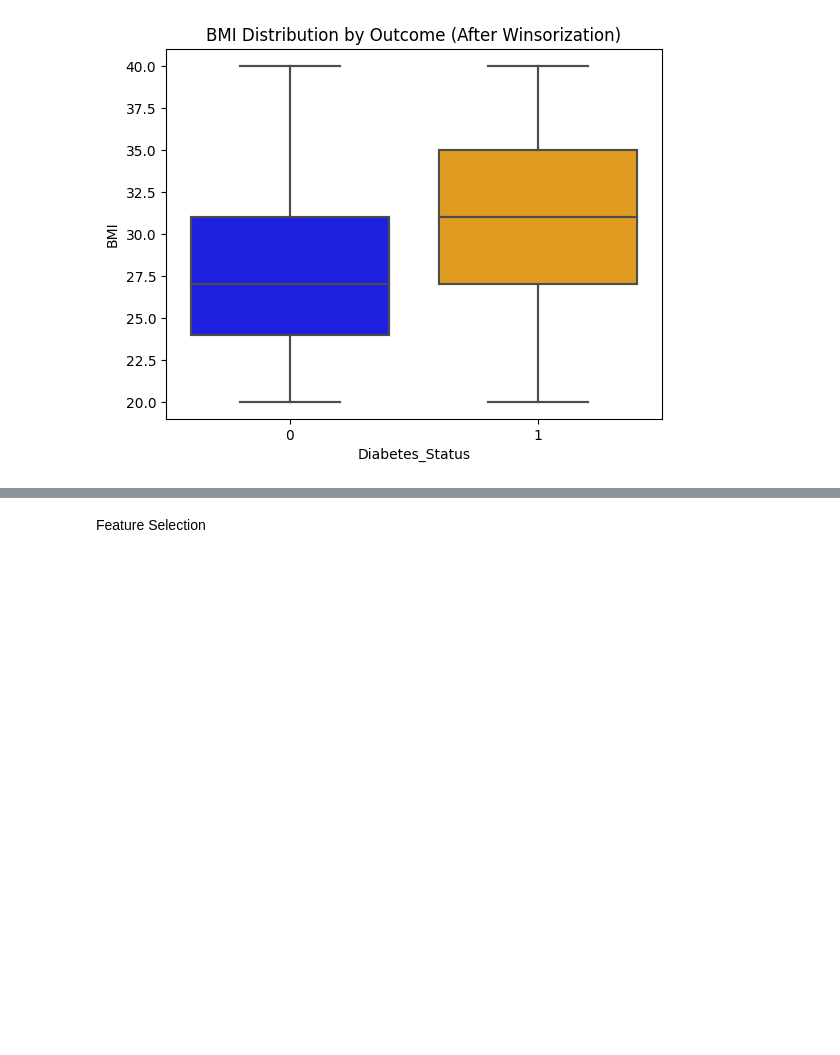
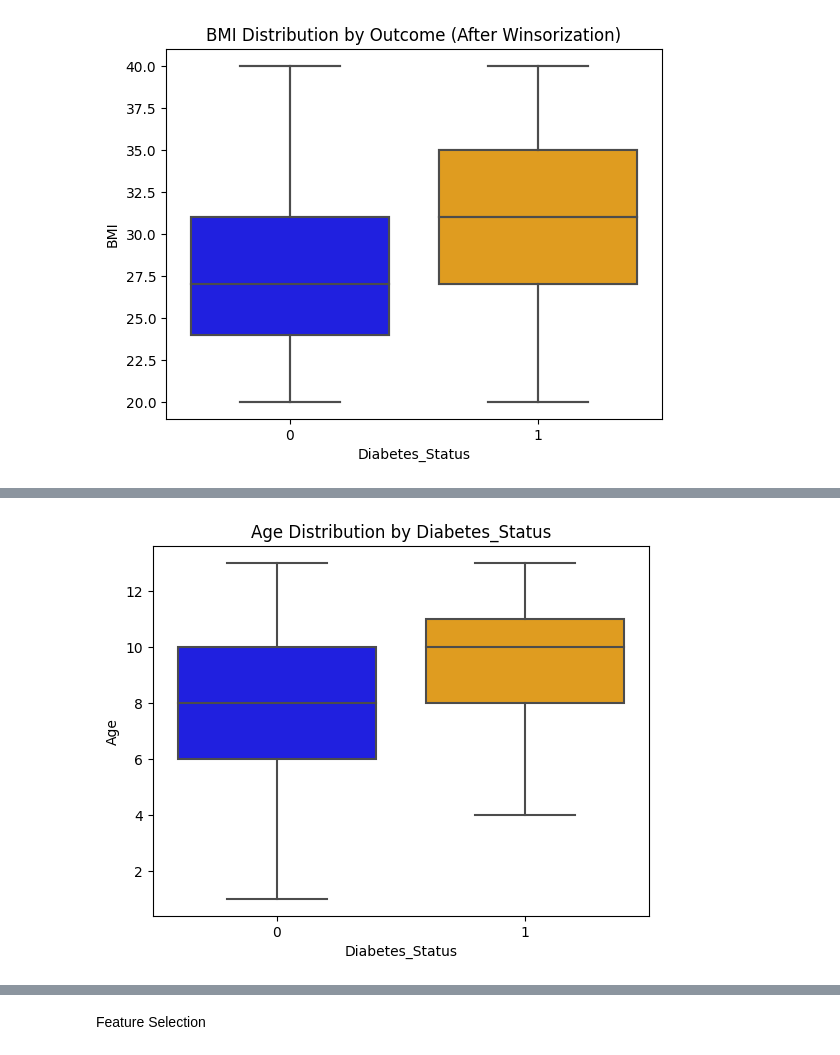
Before and after one commit to GraceOluwafemi/Msc-Project, a Jupyter notebook: project.ipynb, the cells around one changed output, grey strips where cells are left out. Saved outputs shown, nothing was run; the diff lists cells and outputs as text; code cells hidden in the pictures; blank space fills up the shorter version.

```diff
--- a/project.ipynb
+++ b/project.ipynb
@@ -434,0 +448,14 @@ plt.show()
+# %%
+# Replace values in the 'PhysHlth' column with mean value of 4.4 where 'Diabetes_Status' is equal to 0 and 'PhysHlth' is greater than 5
+data.loc[(data["Diabetes_Status"] == 0) & (data["PhysHlth"] > 5), 'PhysHlth'] = 4.4
+# %%
+# Create a boxplot
+sns.boxplot(x='Diabetes_Status', y='Age', data=data, palette=['blue', 'orange'])
+plt.title('Age Distribution by Diabetes_Status')
+plt.xlabel('Diabetes_Status')
+plt.ylabel('Age')
+
+# Display the plot
+plt.show()
+# %% [output]
+[figure, added]
```
Also changed, not shown: parts of 8 cells of this notebook.
